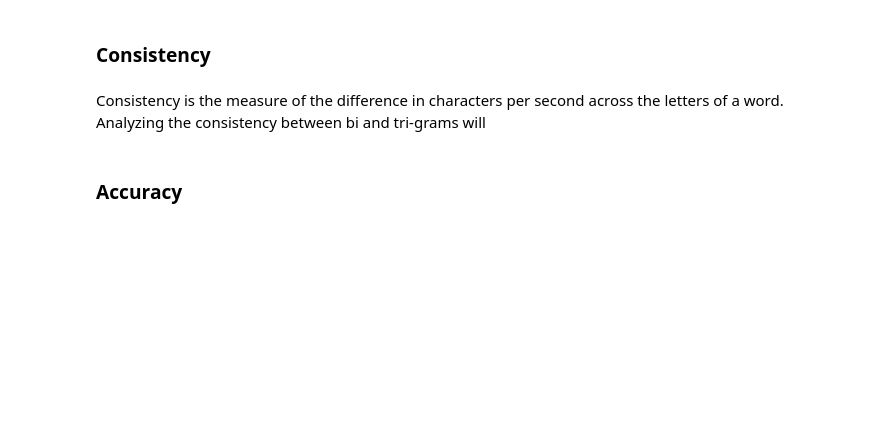
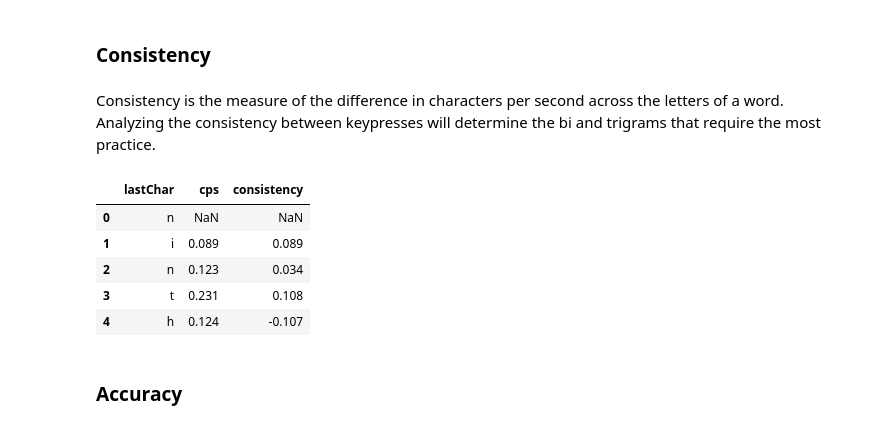
Before and after one commit to rmchorgh/MonkeyTypeMachineLearn, a Jupyter notebook: main.ipynb, the cells around one changed output. Saved outputs shown, nothing was run; the diff lists cells and outputs as text; code cells hidden in the pictures; blank space fills up the shorter version.

```diff
--- a/main.ipynb
+++ b/main.ipynb
@@ -229,6 +292,23 @@ df[df.testNum == 300].head()
 # %% [markdown]
 ### Consistency
 # %% [markdown]
-Consistency is the measure of the difference in characters per second across the letters of a word. Analyzing the consistency between bi and tri-grams will
+Consistency is the measure of the difference in characters per second across the letters of a word. Analyzing the consistency between keypresses will determine the bi and trigrams that require the most practice.
+# %%
+# Subtract the time to press character_i from time to press character_i-1
+df['consistency'] = df.cps
+df.consistency =df.consistency.sub(df.cps.shift())
+
+# Replace NaN value of the second words with the cps
+df.consistency = df.consistency.fillna(df.cps)
+
+# Show results
+df[['lastChar', 'cps', 'consistency']].head()
+# %% [output]
+|  | lastChar | cps | consistency |
+| 0 | n | NaN | NaN |
+| 1 | i | 0.089 | 0.089 |
+| 2 | n | 0.123 | 0.034 |
+| 3 | t | 0.231 | 0.108 |
+| 4 | h | 0.124 | -0.107 |
 # %% [markdown]
 ### Accuracy
```
Also changed, not shown: parts of 11 cells of this notebook, 1 other file.
